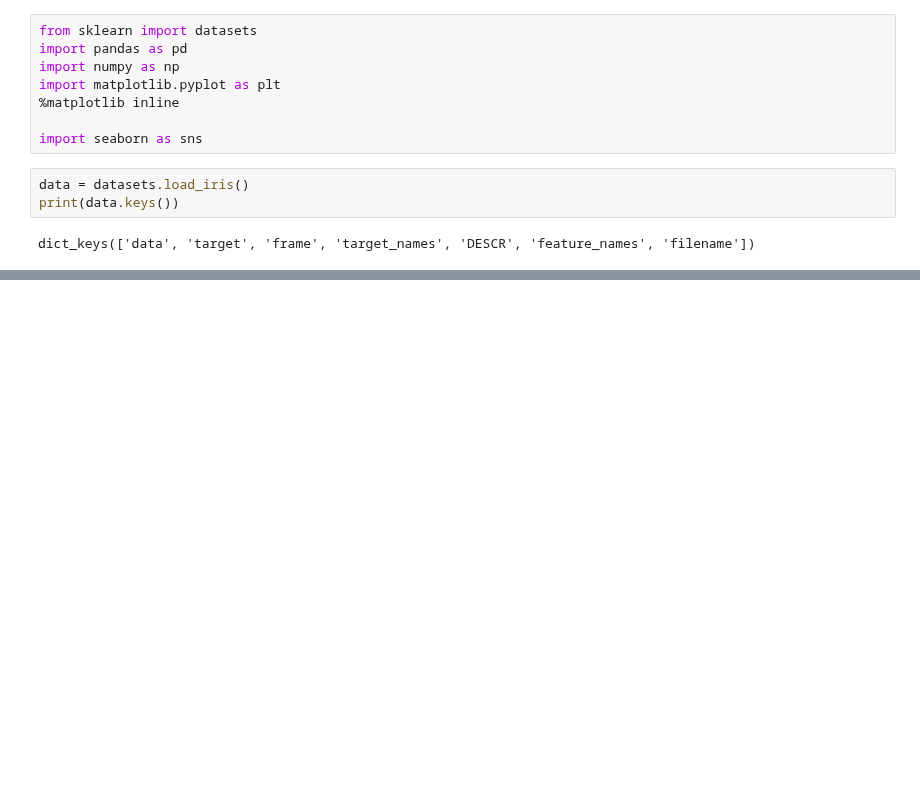
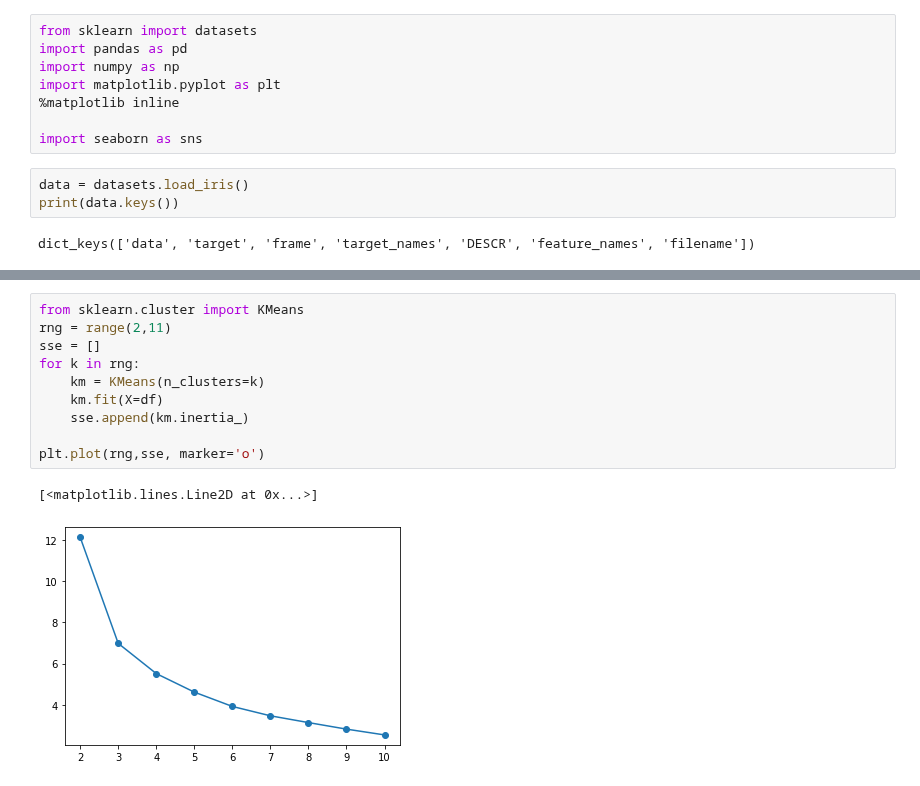
Before and after one commit to john-sedrak/GRIP, a Jupyter notebook: Task 2/task.ipynb, the cells around one changed output, grey strips where cells are left out. Cells and saved outputs as stored; diff of their text form; blank space fills up the shorter version.

```diff
--- a/Task 2/task.ipynb
+++ b/Task 2/task.ipynb
@@ -33,0 +49,13 @@ array([[5.1, 3.5, 1.4, 0.2],
+# %%
+from sklearn.cluster import KMeans
+rng = range(2,11)
+sse = []
+for k in rng:
+    km = KMeans(n_clusters=k)
+    km.fit(X=df)
+    sse.append(km.inertia_)
+
+plt.plot(rng,sse, marker='o')
+# %% [output]
+[<matplotlib.lines.Line2D at 0x...>]
+[figure, added]
```
Also changed, not shown: parts of 6 cells of this notebook.
